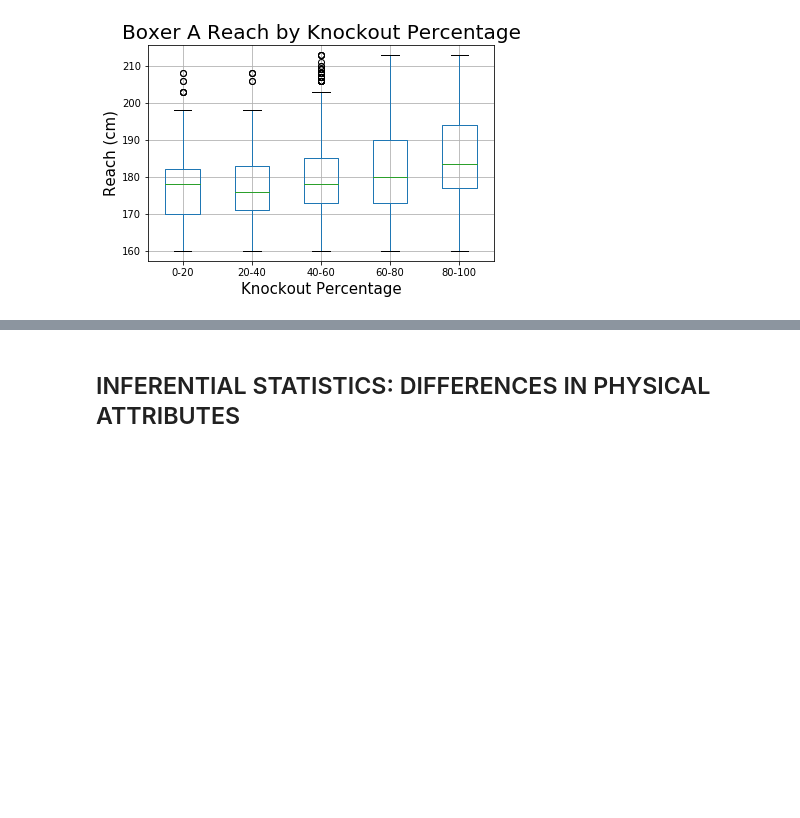
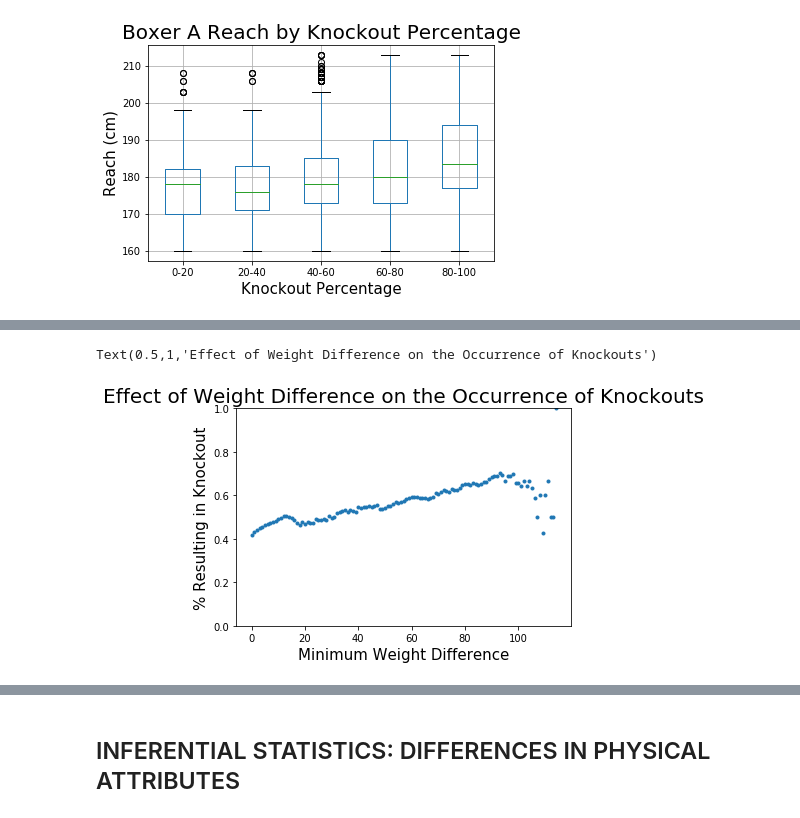
Before and after one commit to taylorcoder/Springboard, a Jupyter notebook: Capstone 1.ipynb, the cells around one changed output, grey strips where cells are left out. Cells and saved outputs as stored; diff of their text form; code cells hidden in the pictures; blank space fills up the shorter version.

```diff
--- a/Capstone 1.ipynb
+++ b/Capstone 1.ipynb
@@ -178,0 +187,38 @@ Text(0,0.5,'Reach (cm)')
+# %%
+# Create a column that characterizes the result of each match
+
+def characterize_result(string):
+
+    if string in ['TKO','KO']:
+        return 'Knockout'
+    elif string in ['UD', 'SD', 'MD']:
+        return 'Judge Decision'
+    else:
+        return 'Other'
+
+df['decision_cat'] = df['decision'].apply(characterize_result)
+# %%
+# Create an x-array that contains every differential in the diff_weight column.
+# Create a y-array that determines the percentage of matches resulting in knockout.
+
+weight_diffs = np.arange(min(abs(df['diff_weight'])),max(abs(df['diff_weight'])))
+weight_ko_percents = np.empty(len(weight_diffs))
+
+for index, val in enumerate(weight_diffs):
+
+    df_vals = df[abs(df['diff_weight'])>=val]['decision_cat'].value_counts()
+    if 'Knockout' in df_vals.index:
+        weight_ko_percents[index] = df_vals.loc['Knockout'] / df_vals.sum()
+    else:
+        weight_ko_percents[index] = 0
+
+# Create a scatterplot of the two arrays
+
+plt.plot(weight_diffs,weight_ko_percents,marker='.',linestyle='none')
+plt.ylim(0,1)
+plt.xlabel('Minimum Weight Difference', fontsize=15)
+plt.ylabel('% Resulting in Knockout', fontsize=15)
+plt.title('Effect of Weight Difference on the Occurrence of Knockouts',fontsize=20)
+# %% [output]
+Text(0.5,1,'Effect of Weight Difference on the Occurrence of Knockouts')
+[figure, added]
```
Also changed, not shown: parts of 14 cells of this notebook.
